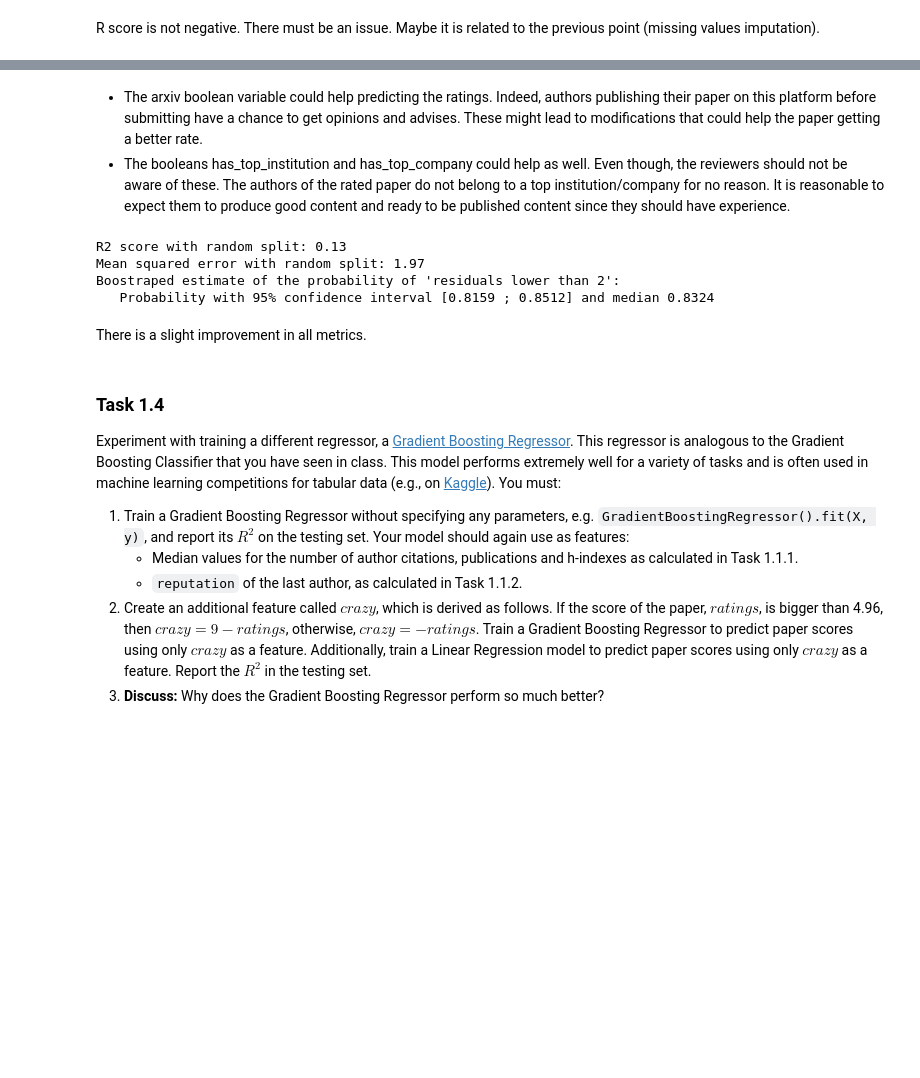
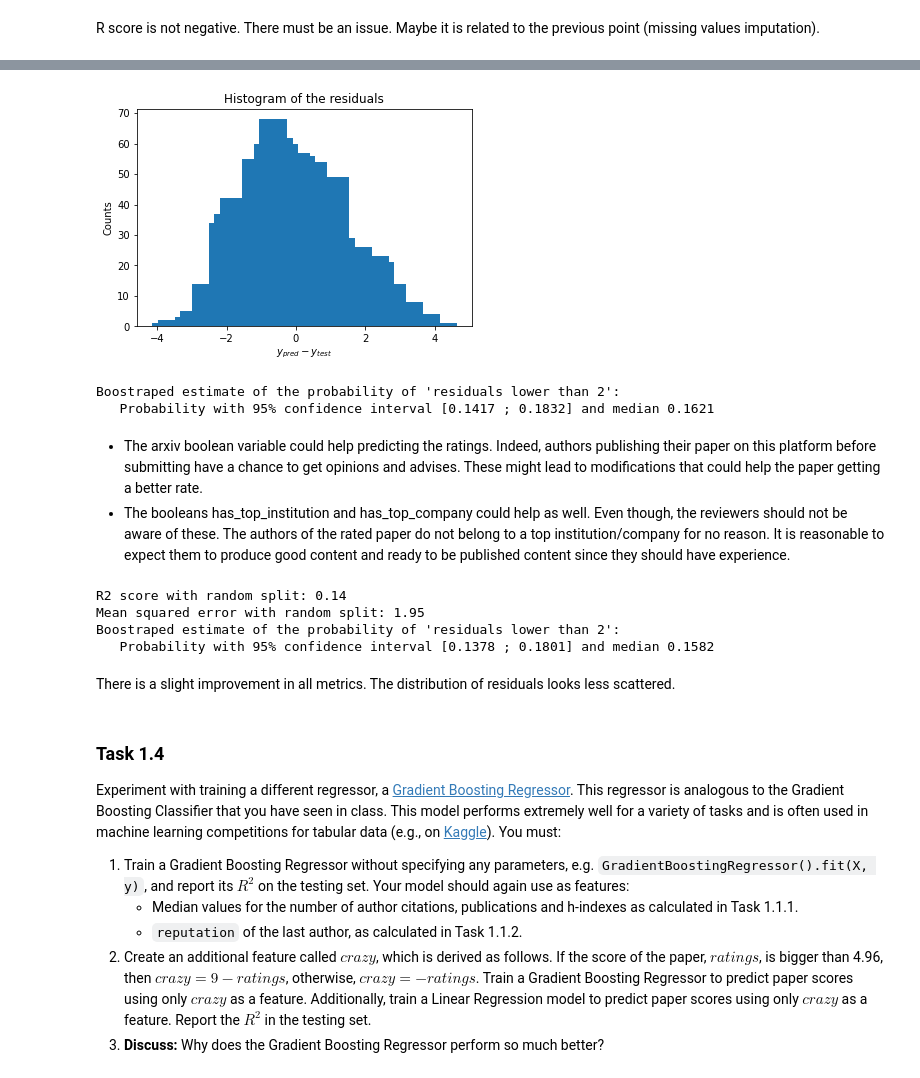
Before and after one commit to misterguick/ada-hw2, a Jupyter notebook: hw2.ipynb, the cells around one changed output, grey strips where cells are left out. Drawn from its saved outputs; the diff is of its cells as text; code cells hidden in the pictures; blank space fills up the shorter version.

```diff
--- a/hw2.ipynb
+++ b/hw2.ipynb
@@ -406,3 +353,66 @@ Boostraped estimate of the probability of 'residuals lower than 2':
+# %%
+# Distribution of residuals
+
+
+
+def bootstrap(*arrs, random_state):
+    indices = np.array(range(arrs[0].shape[0]))
+    bootstraped_indices = random_state.choice(indices, arrs[0].shape[0])
+
+    if isinstance(arrs[0], (pd.core.series.Series, pd.DataFrame)):
+        if len(arrs[0].shape) == 2:
+            return (arr.iloc[bootstraped_indices, :] for arr in arrs)
+        else:
+            return (arr.iloc[bootstraped_indices] for arr in arrs)
+
+    elif isinstance(arrs[0], np.ndarray):
+        if len(arrs[0].shape) == 2:
+            return (arr[bootstraped_indices, :] for arr in arrs)
+        else:
+            return (arr[bootstraped_indices] for arr in arrs)
+
+
+def bootstrap_prob_residual(X, y, n_bootstraps, residuals_larger_than, test_size=0.3, alpha_confidence=0.05, random_seed=0):
+    random_state = np.random.RandomState(random_seed)
+
+    probabilities = []
+    for i in range(n_bootstraps):
+        (bootstraped_X, bootstraped_y) = bootstrap(X, y, random_state=random_state)
+        bootstraped_X_train, bootstraped_X_test, bootstraped_y_train, bootstraped_y_test = \
+        train_test_split(bootstraped_X, bootstraped_y, test_size=0.3, shuffle=True, random_state=random_seed+i)
+
+        reg = LinearRegression().fit(bootstraped_X_train, bootstraped_y_train)
+        y_pred = reg.predict(bootstraped_X_test)
+        residuals = y_pred - bootstraped_y_test
+        probabilities.append(np.sum(np.abs(residuals) > residuals_larger_than)/len(residuals))
+
+    lower_quantile = np.percentile(probabilities, 100*(alpha_confidence/2))
+    median = np.percentile(probabilities, 50)
+    higher_quantile = np.percentile(probabilities, 100*(1-alpha_confidence/2))
+
+    return lower_quantile, median, higher_quantile
+
+
+residuals = y_pred_random - df_test_random[predicted_feature].values
+
+hist, bins = np.histogram(residuals, bins=50)
+center = (bins[:-1] + bins[1:]) / 2
+plt.bar(center, hist, align='center')
+plt.title("Histogram of the residuals")
+plt.xlabel("$y_{pred}-y_{test}$")
+plt.ylabel("Counts")
+plt.show()
+
+n_bootstraps = 1000
+test_size = 0.3
+lower_quantile, median, higher_quantile = bootstrap_prob_residual(df[predictive_features], df[predicted_feature], n_bootstraps, residuals_larger_than=2, test_size=0.3, alpha_confidence=0.05, random_seed=0)
+
+print("Boostraped estimate of the probability of 'residuals larger than 2':")
+print("   Probability with 95% confidence interval [{:.4f} ; {:.4f}] and median {:.4f}".format(lower_quantile, higher_quantile, median))
+# %% [output]
+[figure, added]
+Boostraped estimate of the probability of 'residuals lower than 2':
+   Probability with 95% confidence interval [0.1417 ; 0.1832] and median 0.1621
 # %% [markdown]
 - The arxiv boolean variable could help predicting the ratings. Indeed, authors publishing their paper on this platform before submitting have a chance to get opinions and advises. These might lead to modifications that could help the paper getting a better rate.
 - The booleans has_top_institution and has_top_company could help as well. Even though, the reviewers should not be aware of these. The authors of the rated paper do not belong to a top institution/company for no reason. It is reasonable to expect them to produce good content and ready to be published content since they should have experience.
@@ -418,22 +428,21 @@ predicted_feature = ['ratings']
 reg_random = LinearRegression().fit(df_train_random[predictive_features], df_train_random[predicted_feature])
 y_pred_random = reg_random.predict(df_test_random[predictive_features])
 
-print("R2 score with random split: {:.2f}".format(explained_variance_score(df_test_random[predicted_feature], y_pred_random)))
+print("R2 score with random split: {:.2f}".format(r2_score(df_test_random[predicted_feature], y_pred_random)))
 print("Mean squared error with random split: {:.2f}".format(mean_squared_error(df_test_random[predicted_feature], y_pred_random)))
 
 
-residuals = y_pred_random - df_test_random[predicted_feature].values
-lower_quantile, median, higher_quantile = bootstrap_prob_residual(residuals, n_bootstraps, residuals_less_than=2, alpha_confidence=0.05, random_seed=0)
+lower_quantile, median, higher_quantile = bootstrap_prob_residual(df[predictive_features], df[predicted_feature], n_bootstraps, residuals_larger_than=2, test_size=0.3, alpha_confidence=0.05, random_seed=0)
 
 print("Boostraped estimate of the probability of 'residuals lower than 2':")
 print("   Probability with 95% confidence interval [{:.4f} ; {:.4f}] and median {:.4f}".format(lower_quantile, higher_quantile, median))
 # %% [output]
-R2 score with random split: 0.13
-Mean squared error with random split: 1.97
+R2 score with random split: 0.14
+Mean squared error with random split: 1.95
 Boostraped estimate of the probability of 'residuals lower than 2':
-   Probability with 95% confidence interval [0.8159 ; 0.8512] and median 0.8324
+   Probability with 95% confidence interval [0.1378 ; 0.1801] and median 0.1582
 # %% [markdown]
-There is a slight improvement in all metrics.
+There is a slight improvement in all metrics. The distribution of residuals looks less scattered.
 # %% [markdown]
 ### Task 1.4
 
```
Also changed, not shown: parts of 36 cells of this notebook.
